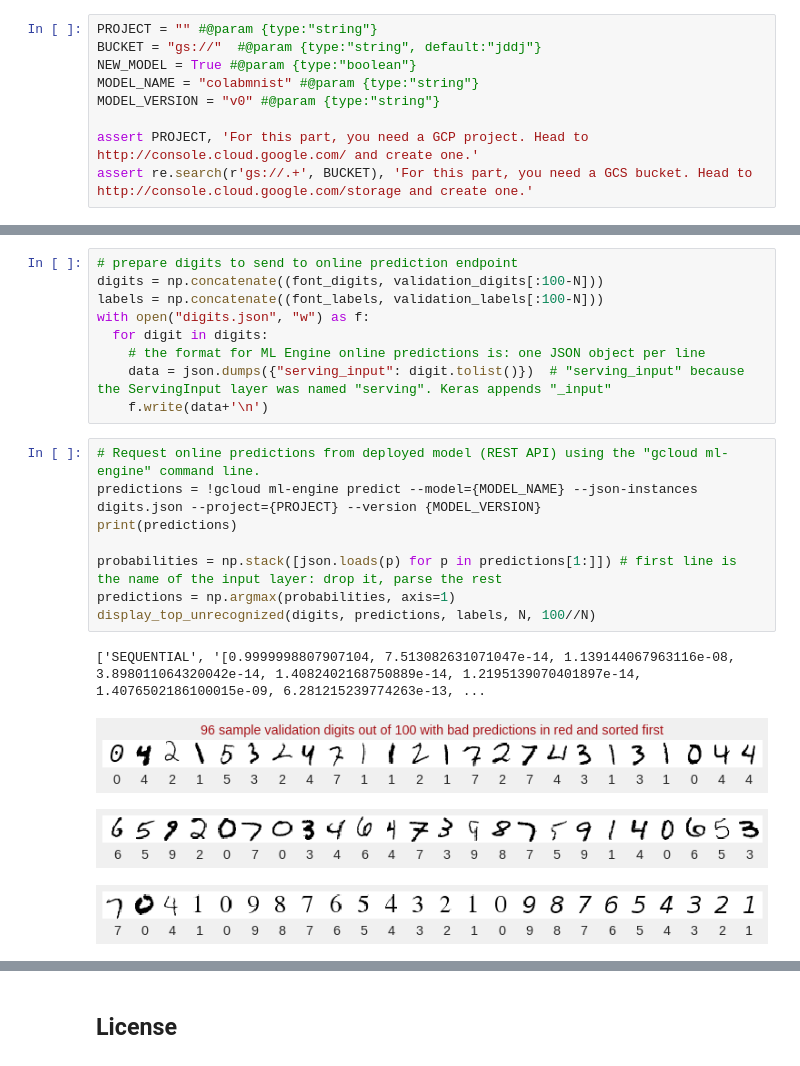
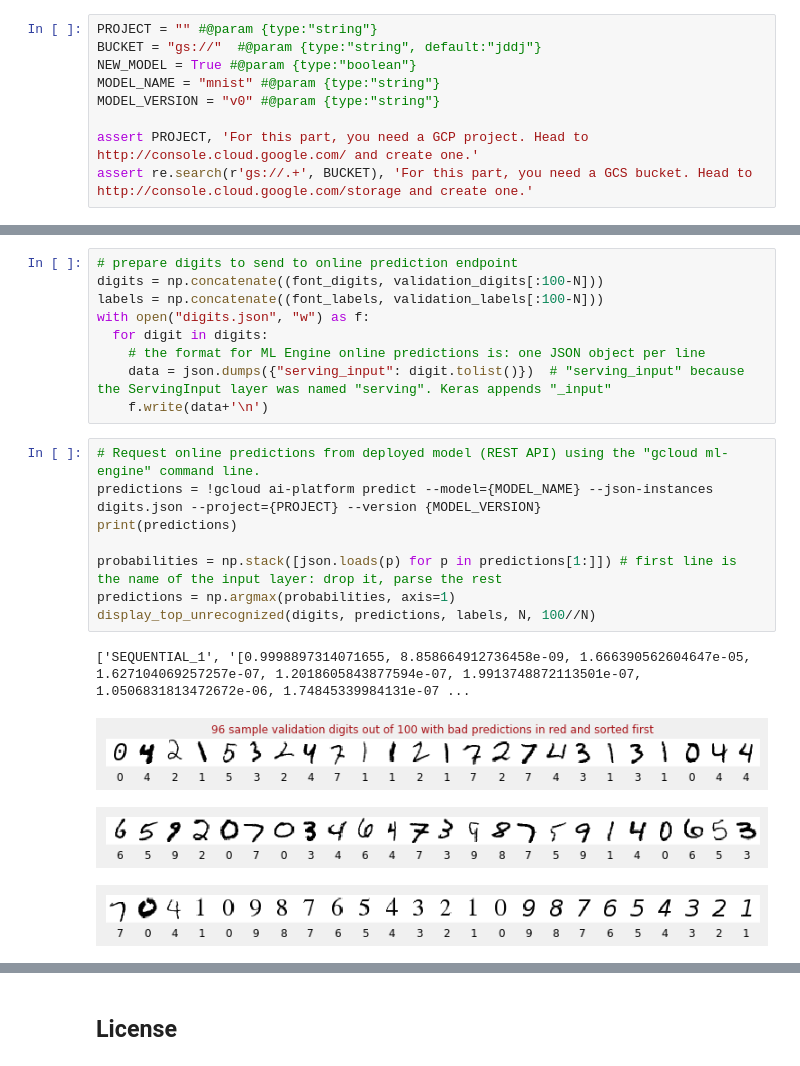
Before and after one commit to vipinky/GoogleCloudPlatform-training-data-analyst, a Jupyter notebook: courses/fast-and-lean-data-science/01_MNIST_TPU_Keras.ipynb, the cells around one changed output, grey strips where cells are left out. Cells and saved outputs as stored; diff of their text form.

Commit message:
MNIST sample ready for 2.0

```diff
--- a/courses/fast-and-lean-data-science/01_MNIST_TPU_Keras.ipynb
+++ b/courses/fast-and-lean-data-science/01_MNIST_TPU_Keras.ipynb
@@ -382,7 +381,7 @@ Google Cloud Storage incurs charges. Empty the bucket after deployment if you wa
 PROJECT = "" #@param {type:"string"}
 BUCKET = "gs://"  #@param {type:"string", default:"jddj"}
 NEW_MODEL = True #@param {type:"boolean"}
-MODEL_NAME = "colabmnist" #@param {type:"string"}
+MODEL_NAME = "mnist" #@param {type:"string"}
 MODEL_VERSION = "v0" #@param {type:"string"}
 
 assert PROJECT, 'For this part, you need a GCP project. Head to http://console.cloud.google.com/ and create one.'
@@ -477,17 +457,17 @@ with open("digits.json", "w") as f:
     f.write(data+'\n')
 # %%
 # Request online predictions from deployed model (REST API) using the "gcloud ml-engine" command line.
-predictions = !gcloud ml-engine predict --model={MODEL_NAME} --json-instances digits.json --project={PROJECT} --version {MODEL_VERSION}
+predictions = !gcloud ai-platform predict --model={MODEL_NAME} --json-instances digits.json --project={PROJECT} --version {MODEL_VERSION}
 print(predictions)
 
 probabilities = np.stack([json.loads(p) for p in predictions[1:]]) # first line is the name of the input layer: drop it, parse the rest
 predictions = np.argmax(probabilities, axis=1)
 display_top_unrecognized(digits, predictions, labels, N, 100//N)
 # %% [output]
-['SEQUENTIAL', '[0.9999998807907104, 7.513082631071047e-14, 1.139144067963116e-08, 3.898011064320042e-14, 1.4082402168750889e-14, 1.2195139070401897e-14, 1.4076502186100015e-09, 6.281215239774263e-13, ...
+['SEQUENTIAL_1', '[0.9998897314071655, 8.858664912736458e-09, 1.666390562604647e-05, 1.627104069257257e-07, 1.2018605843877594e-07, 1.9913748872113501e-07, 1.0506831813472672e-06, 1.74845339984131e-07 ...
-[figure, old version]
+[figure, new version]
-[figure, old version]
+[figure, new version]
-[figure, old version]
+[figure, new version]
 [figure]
 # %% [markdown]
 ## License
```
Also changed, not shown: parts of 10 cells of this notebook.
